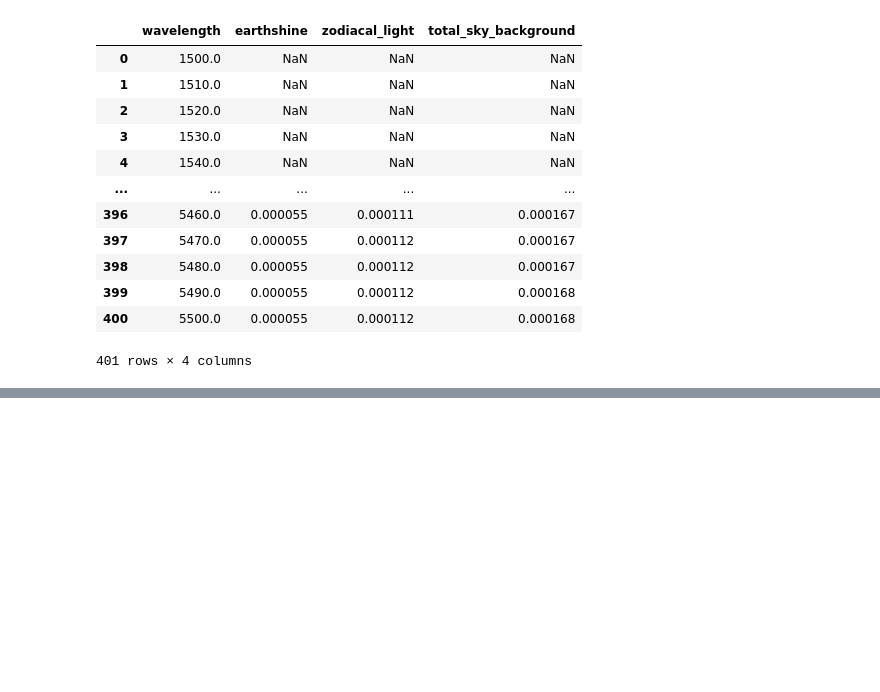
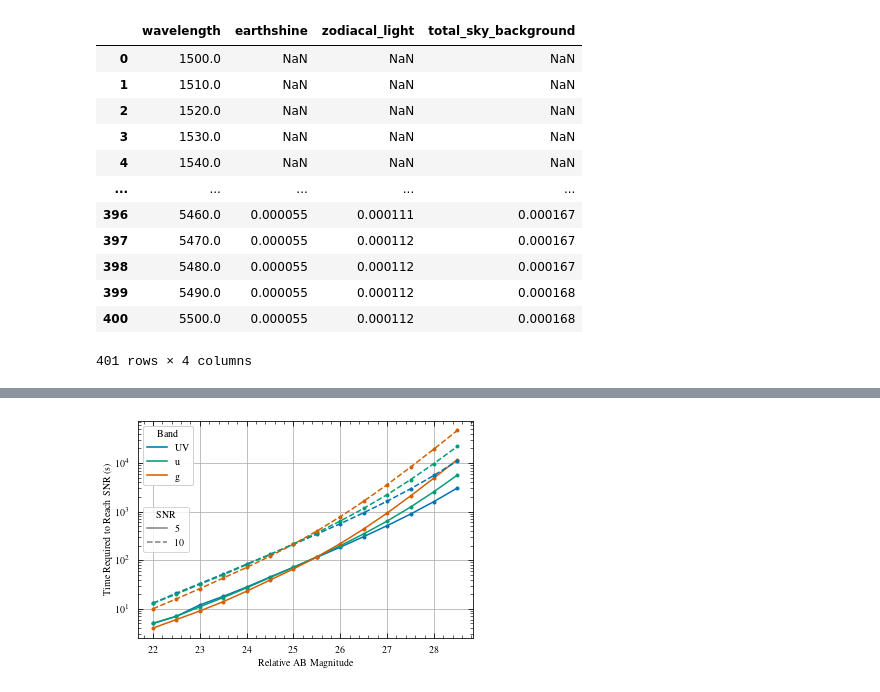
Before and after one commit to CASTOR-telescope/ETC, a Jupyter notebook: notebooks/snr.ipynb, the cells around one changed output, grey strips where cells are left out. Cells and saved outputs as stored; diff of their text form; code cells hidden in the pictures; blank space fills up the shorter version.

```diff
--- a/notebooks/snr.ipynb
+++ b/notebooks/snr.ipynb
@@ -549,0 +107,5 @@ castor_passbands
+# %%
+# castor_passbands["uv"][abs(castor_passbands["uv"]["wavelength"]-0.25)<1e-6]
+for band, df in castor_passbands.items():
+    print(band)
+    display(df)
@@ -573,10 +178,12 @@ ab_mags = np.arange(22.0, 29.0, 0.5)  # relative AB magnitudes
 #
 ab_fnu = mag_to_flux(ab_mags, mag_err=0.0, zpt=-48.60)[0]  # erg/s/cm^2/Hz
 ab_flam = pd.DataFrame(index=ab_mags, columns=PASSBANDS)  # erg/s/cm^2/A
+ab_photlam = pd.DataFrame(index=ab_mags, columns=PASSBANDS)  # photon/s/cm^2/A
 ab_phot_rate_per_aa = pd.DataFrame(index=ab_mags, columns=PASSBANDS)  # photons/s/A
 for band in PASSBANDS:
     wavelengths = castor_passbands[band]["wavelength"].values * u.um
     for i, ab_mag in enumerate(ab_mags):
         ab_flam[band][ab_mag] = fnu_to_flam(ab_fnu[i], wavelengths)
         photlam = fnu_to_photlam(ab_fnu[i], wavelengths)
+        ab_photlam[band][ab_mag] = photlam
         ab_phot_rate_per_aa[band][ab_mag] = photlam * const.APER_AREA
@@ -619,7 +229,7 @@ for band in PASSBANDS:
         geo_throughput = throughput_interp(
             (const.GEOCORONAL_WAVELENGTH * u.AA).to(u.um)
         )
-        background += geo_background * geo_throughput * NPIX
+        background += geo_background * geo_throughput * NPIX * const.GEOCORONAL_LINEWIDTH
     ab_sky_e_rate[band] = background
     #
     # Calculate total signal in band
@@ -632,7 +242,6 @@ for band in PASSBANDS:
             * RESOLUTION.to(u.AA).value
         )
         ab_source_e_rate[band][ab_mag] = e_rate
-dark_current = const.DARK_CURRENT * NPIX  # electron/s
 # %%
 ab_source_e_rate
 # %% [output]
@@ -704,0 +358,5 @@ t_lim
+# %%
+for snr, df in t_lim.items():
+    print("TARGET SNR:", snr)
+    display(df)
+    print(df.to_latex())
@@ -704,0 +432,34 @@ t_lim
+# %%
+#
+# Plot results
+#
+plot_params = {
+    # Line styles for each SNR
+    "ls_5": "-",
+    "ls_10": "--",
+    # Colours for each band
+    "c_uv": sns.color_palette("colorblind")[0],
+    "c_u": sns.color_palette("colorblind")[2],
+    "c_g": sns.color_palette("colorblind")[3],
+}
+#
+fig, ax = plt.subplots()
+for snr in TARGET_SNRS:
+    ls = plot_params[f"ls_{snr}"]
+    for band in PASSBANDS:
+        color = plot_params[f"c_{band}"]
+        ax.plot(ab_mags, t_lim[snr][band], ls=ls, color=color, marker=".", label=band)
+handles1 = [ax.plot([],[], color="grey", ls=plot_params[f"ls_{snr}"])[0] for snr in TARGET_SNRS]
+leg1 = ax.legend(handles=handles1, labels=TARGET_SNRS, loc="center left", title="SNR")
+ax.add_artist(leg1)
+handles2 = [ax.plot([],[], color=plot_params[f"c_{band}"])[0] for band in PASSBANDS]
+leg2 = ax.legend(handles=handles2, labels=[band if band != "uv" else band.upper() for band in PASSBANDS], loc="upper left", title="Band")
+ax.add_artist(leg2)
+ax.semilogy()
+ax.set_xlabel("Relative AB Magnitude")
+ax.set_ylabel("Time Required to Reach SNR (s)")
+# ax.set_title("ETC SNR Calculation Results")
+fig.savefig(const.OUTPATH + "etc_snr_times.pdf")
+plt.show()
+# %% [output]
+[figure, added]
```
Also changed, not shown: parts of 32 cells of this notebook, 8 other files.
